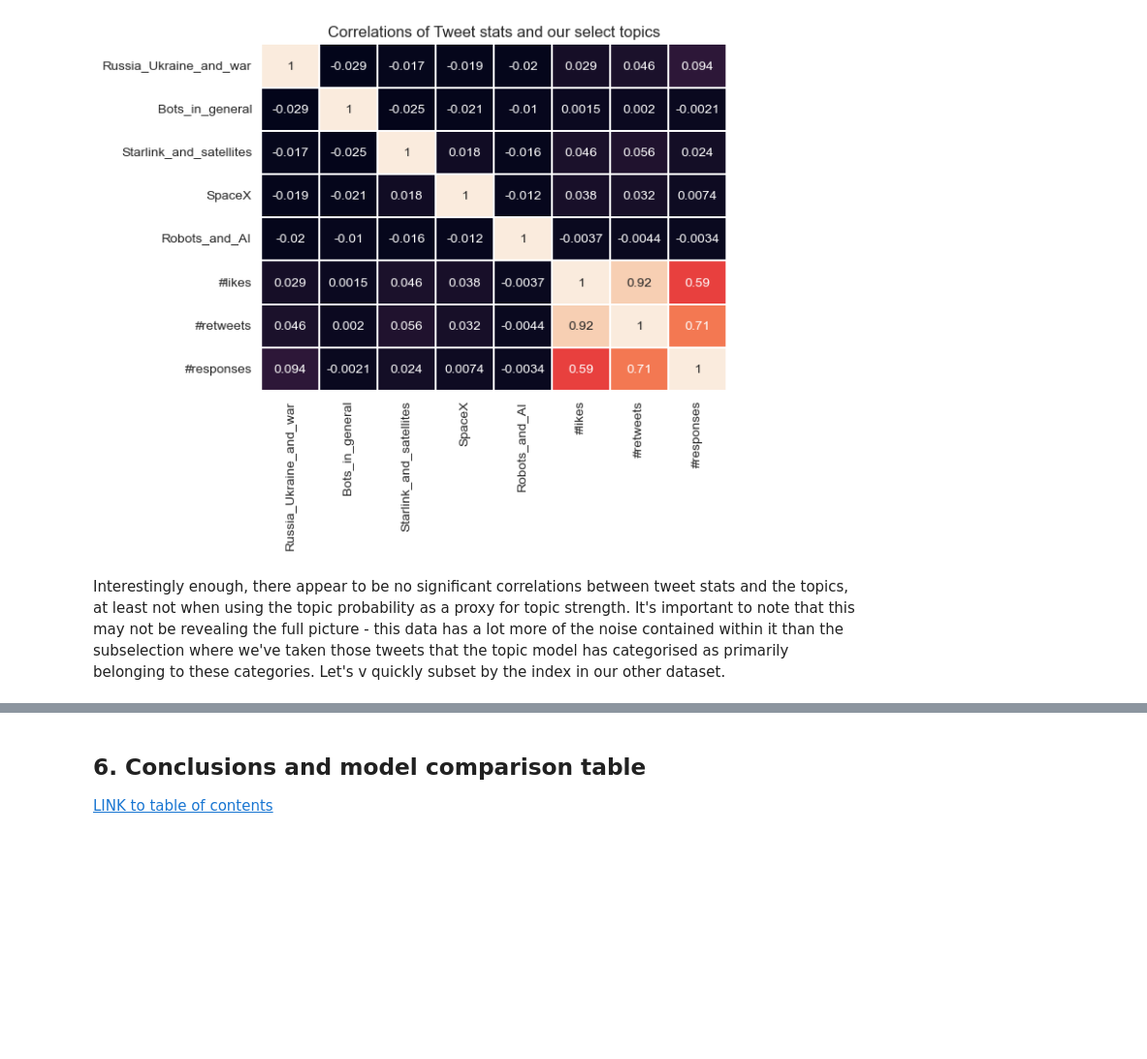
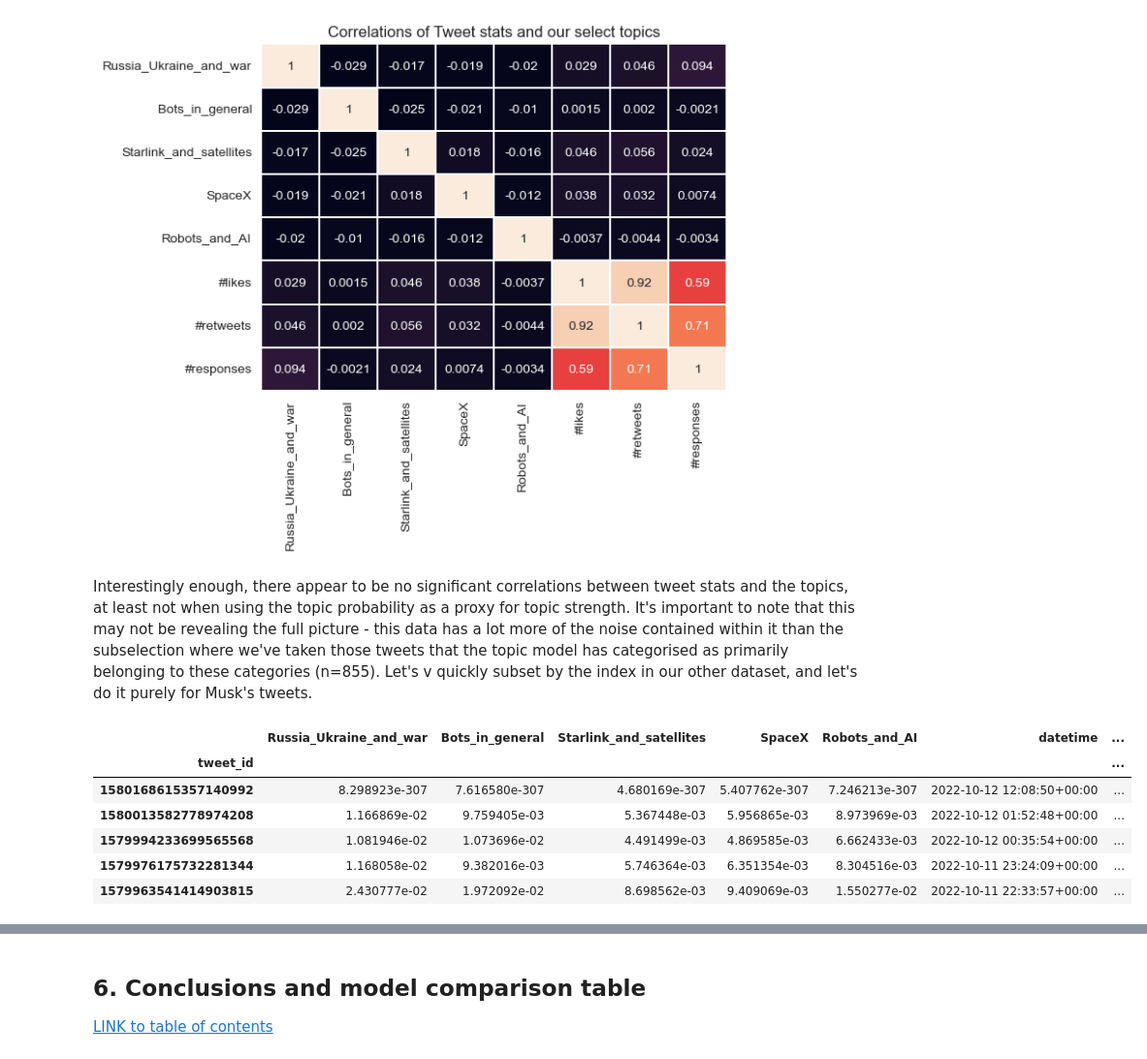
Before and after one commit to Ioana-P/twitter_topic_and_sentiment_tracking, a Jupyter notebook: 2. Topic_modelling_with_BERT.ipynb, the cells around one changed output, grey strips where cells are left out. Shown: that part at 97% size. Cells and saved outputs as stored; diff of their text form; code cells hidden in the pictures; blank space fills up the shorter version.

```diff
--- a/2. Topic_modelling_with_BERT.ipynb
+++ b/2. Topic_modelling_with_BERT.ipynb
@@ -485,7 +485,17 @@ sns.heatmap(corr_topic_values, linewidths=0.05, cbar=False, annot=True);
 # %% [output]
 [figure]
 # %% [markdown]
-Interestingly enough, there appear to be no significant correlations between tweet stats and the topics, at least not when using the topic probability as a proxy for topic strength. It's important to note that this may not be revealing the full picture - this data has a lot more of the noise contained within it than the subselection where we've taken those tweets that the topic model has categorised as primarily belonging to these categories. Let's v quickly subset by the index in our other dataset.
+Interestingly enough, there appear to be no significant correlations between tweet stats and the topics, at least not when using the topic probability as a proxy for topic strength. It's important to note that this may not be revealing the full picture - this data has a lot more of the noise contained within it than the subselection where we've taken those tweets that the topic model has categorised as primarily belonging to these categories (n=855). Let's v quickly subset by the index in our other dataset, and let's do it purely for Musk's tweets.
+# %%
+topic_values_select.head()
+# %% [output]
+|  | Russia_Ukraine_and_war | Bots_in_general | Starlink_and_satellites | SpaceX | Robots_and_AI | datetime | ... |
+| tweet_id |  |  |  |  |  |  | ... |
+| 1580168615357140992 | 8.298923e-307 | 7.616580e-307 | 4.680169e-307 | 5.407762e-307 | 7.246213e-307 | 2022-10-12 12:08:50+00:00 | ... |
+| 1580013582778974208 | 1.166869e-02 | 9.759405e-03 | 5.367448e-03 | 5.956865e-03 | 8.973969e-03 | 2022-10-12 01:52:48+00:00 | ... |
+| 1579994233699565568 | 1.081946e-02 | 1.073696e-02 | 4.491499e-03 | 4.869585e-03 | 6.662433e-03 | 2022-10-12 00:35:54+00:00 | ... |
+| 1579976175732281344 | 1.168058e-02 | 9.382016e-03 | 5.746364e-03 | 6.351354e-03 | 8.304516e-03 | 2022-10-11 23:24:09+00:00 | ... |
+| 1579963541414903815 | 2.430777e-02 | 1.972092e-02 | 8.698562e-03 | 9.409069e-03 | 1.550277e-02 | 2022-10-11 22:33:57+00:00 | ... |
 # %%
 cols = ['Russia_Ukraine_and_war', 'Bots_in_general', 'Starlink_and_satellites',
        'SpaceX', 'Robots_and_AI', '#likes', '#retweets',
```
Also changed, not shown: parts of 4 cells of this notebook.
